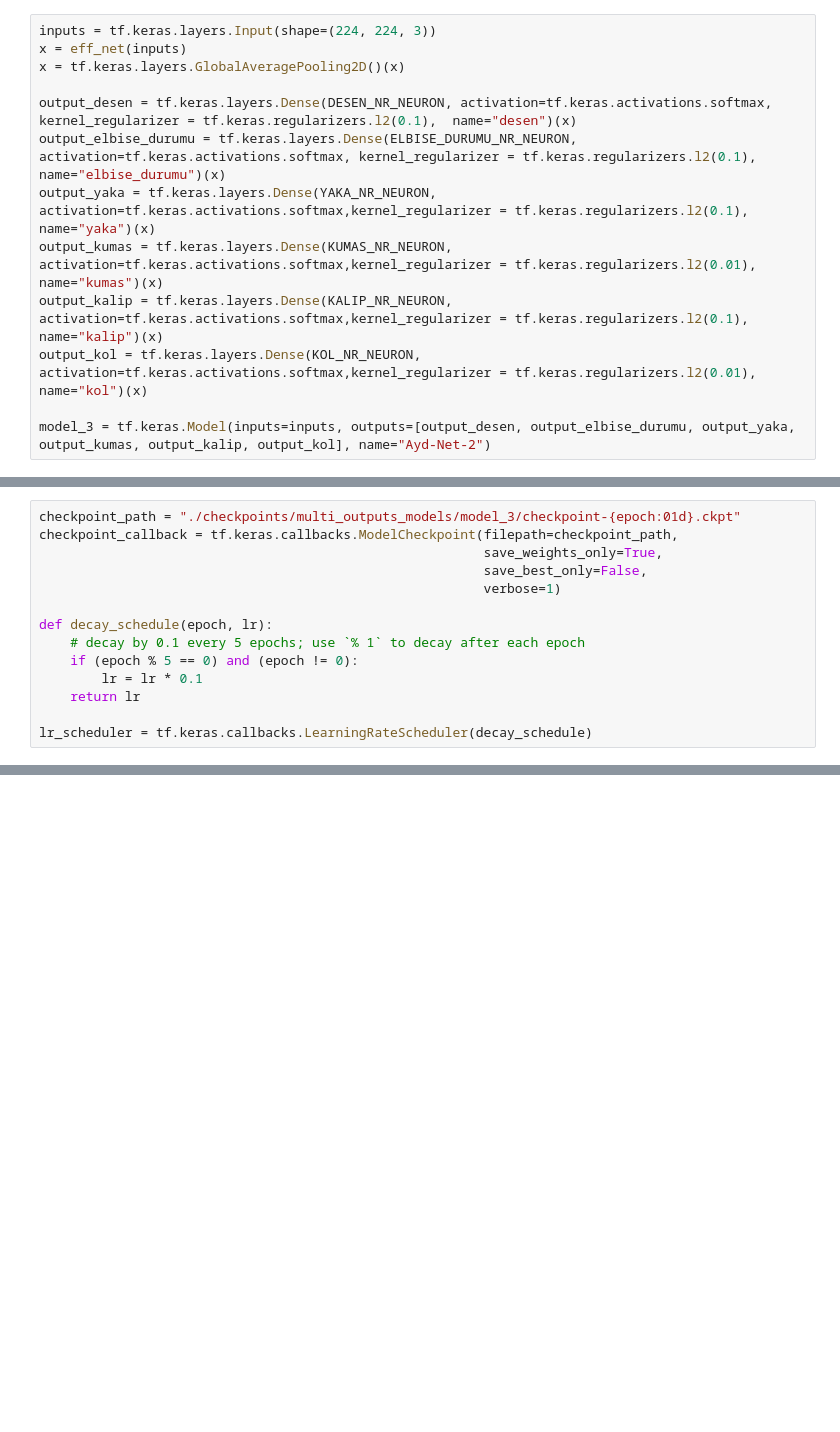
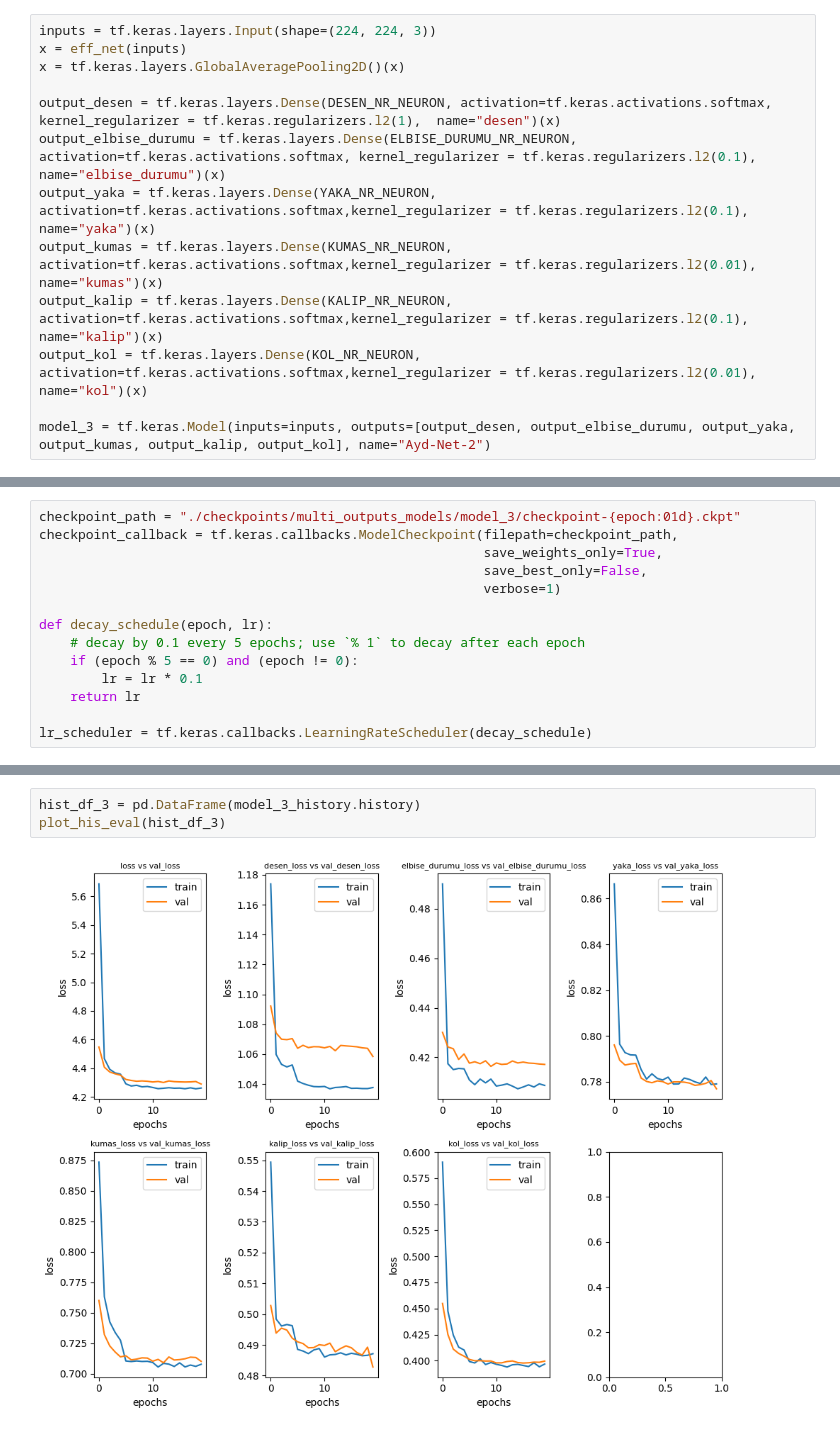
Before and after one commit to melihkacaman/SimilarProducts, a Jupyter notebook: notebooks/14 Fine Grained Multioutput Models.ipynb, the cells around one changed output, grey strips where cells are left out. Saved outputs shown, nothing was run; the diff lists cells and outputs as text; blank space fills up the shorter version.

Commit message:
all attributes high res model is done

```diff
--- a/notebooks/14 Fine Grained Multioutput Models.ipynb
+++ b/notebooks/14 Fine Grained Multioutput Models.ipynb
@@ -442,7 +442,7 @@ inputs = tf.keras.layers.Input(shape=(224, 224, 3))
 x = eff_net(inputs)
 x = tf.keras.layers.GlobalAveragePooling2D()(x)
 
-output_desen = tf.keras.layers.Dense(DESEN_NR_NEURON, activation=tf.keras.activations.softmax, kernel_regularizer = tf.keras.regularizers.l2(0.1),  name="desen")(x)
+output_desen = tf.keras.layers.Dense(DESEN_NR_NEURON, activation=tf.keras.activations.softmax, kernel_regularizer = tf.keras.regularizers.l2(1),  name="desen")(x)
 output_elbise_durumu = tf.keras.layers.Dense(ELBISE_DURUMU_NR_NEURON, activation=tf.keras.activations.softmax, kernel_regularizer = tf.keras.regularizers.l2(0.1),  name="elbise_durumu")(x)
 output_yaka = tf.keras.layers.Dense(YAKA_NR_NEURON, activation=tf.keras.activations.softmax,kernel_regularizer = tf.keras.regularizers.l2(0.1),  name="yaka")(x)
 output_kumas = tf.keras.layers.Dense(KUMAS_NR_NEURON, activation=tf.keras.activations.softmax,kernel_regularizer = tf.keras.regularizers.l2(0.01),  name="kumas")(x)
@@ -500,0 +507,5 @@ Epoch 1/20
+# %%
+hist_df_3 = pd.DataFrame(model_3_history.history)
+plot_his_eval(hist_df_3)
+# %% [output]
+[figure, added]
```
Also changed, not shown: parts of 1 cell of this notebook, 1 other file.
